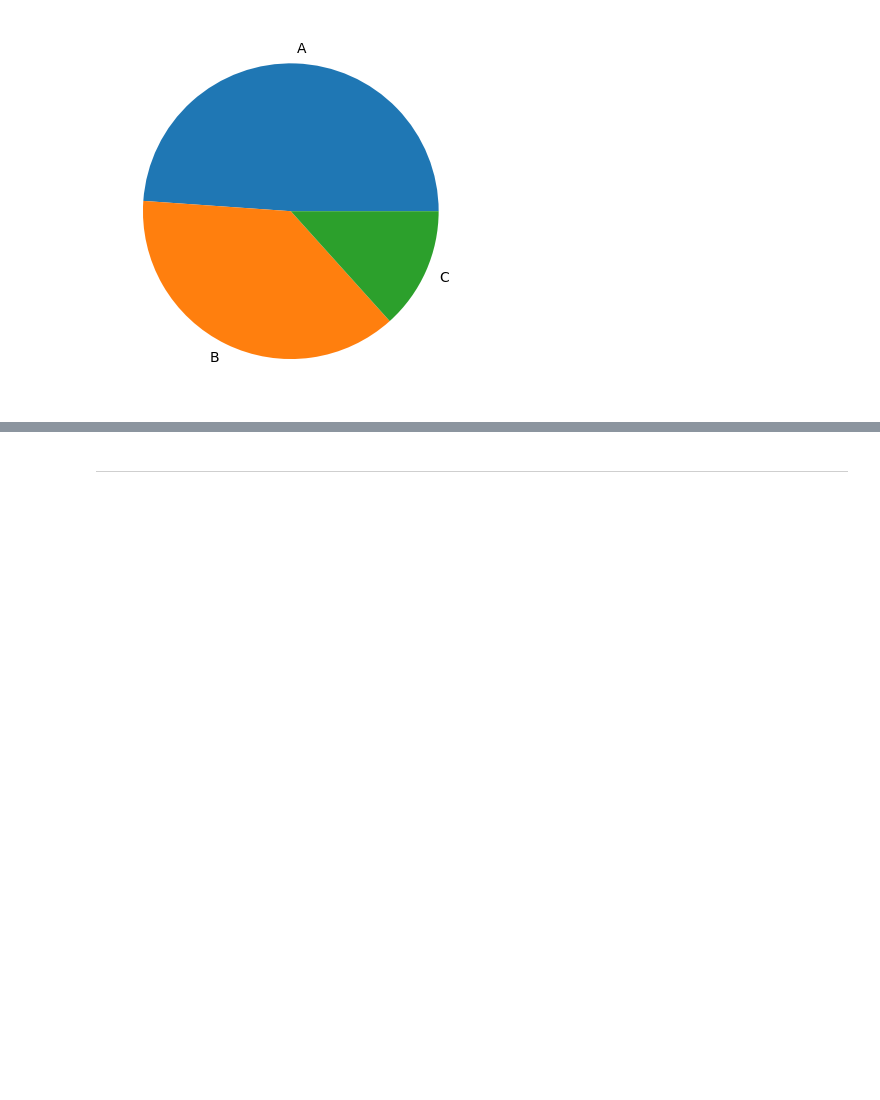
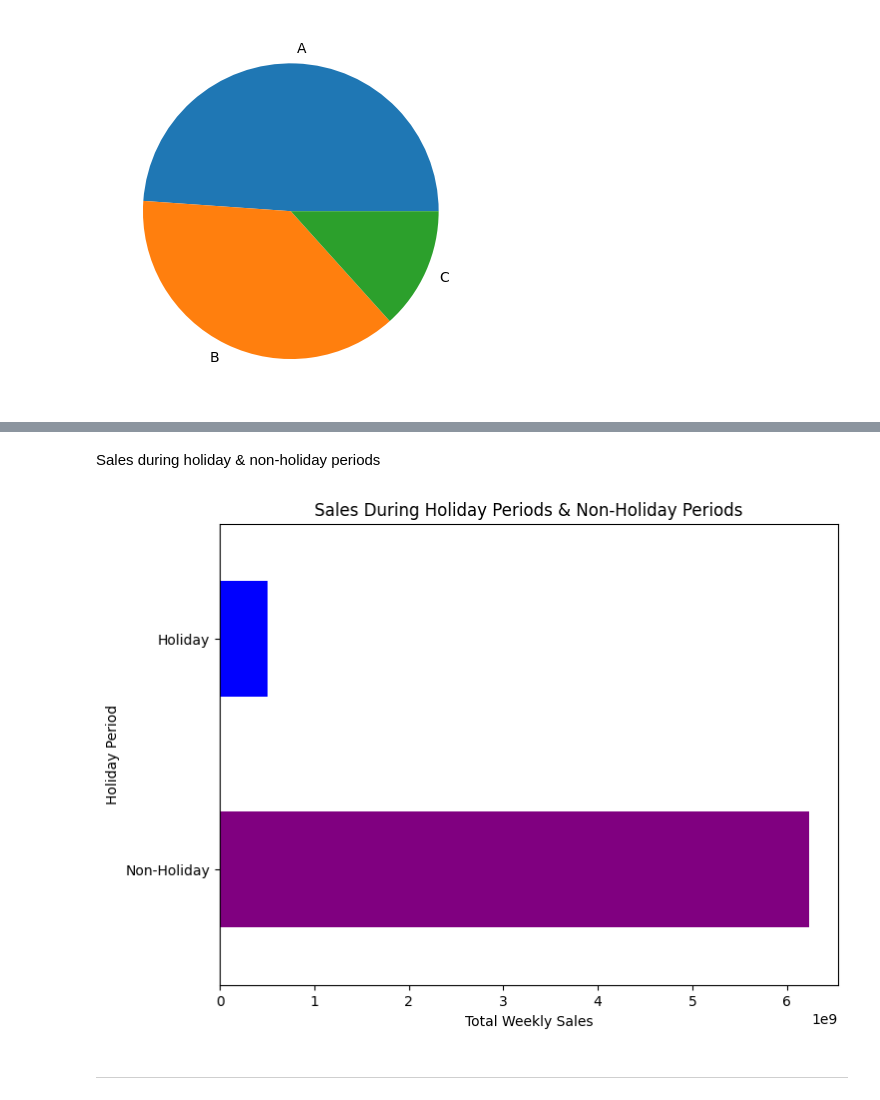
Before and after one commit to rmj9000/SalesDataAnalysis, a Jupyter notebook: jupyter_notebooks/02_DataVisualisations.ipynb, the cells around one changed output, grey strips where cells are left out. Drawn from its saved outputs; the diff is of its cells as text; code cells hidden in the pictures; blank space fills up the shorter version.

```diff
--- a/jupyter_notebooks/02_DataVisualisations.ipynb
+++ b/jupyter_notebooks/02_DataVisualisations.ipynb
@@ -144,3 +171,18 @@ plt.show()
+# %% [markdown]
+Sales during holiday & non-holiday periods
+# %%
+# Group and sum weekly sales by holiday status
+sales_periods = df_sale.groupby('IsHoliday')['Weekly_Sales'].sum()
+
+# Plot as a horizontal bar chart with custom colors
+sales_periods.plot(kind='barh', figsize=(8, 6), color=['purple', 'blue'])
+plt.title('Sales During Holiday Periods & Non-Holiday Periods')
+plt.xlabel('Total Weekly Sales')
+plt.ylabel('Holiday Period')
+plt.yticks(ticks=[0, 1], labels=['Non-Holiday', 'Holiday'])
+plt.show()
+# %% [output]
+[figure, added]
 # %% [markdown]
 ---
 # %% [markdown]
```
Also changed, not shown: parts of 2 cells of this notebook.
